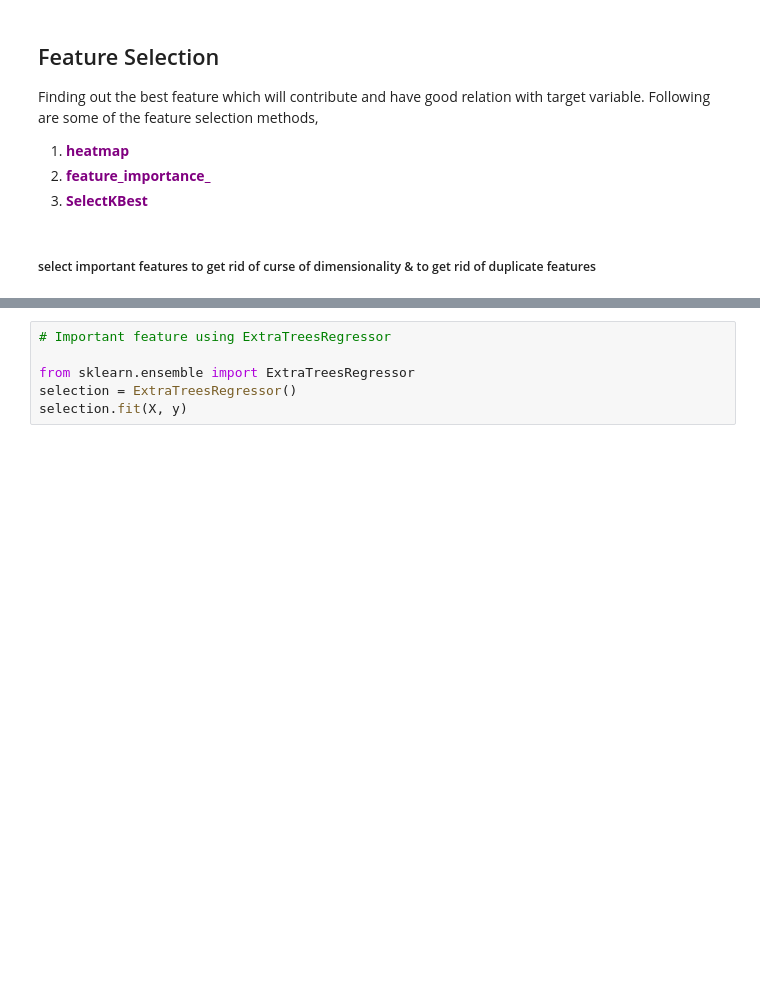
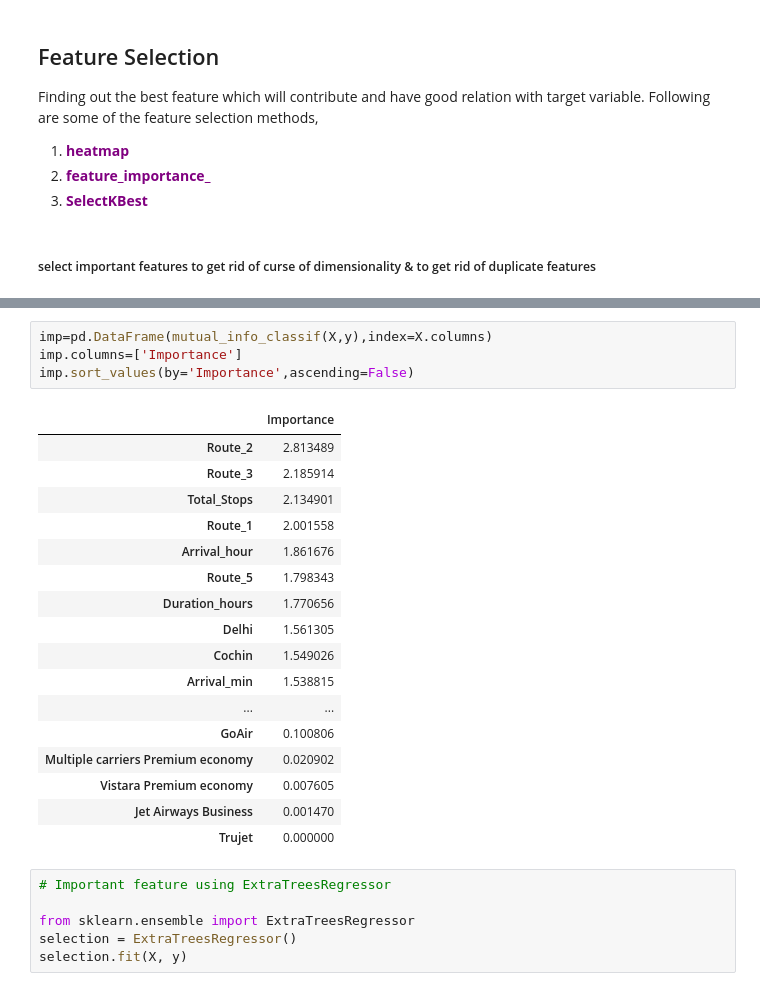
Before and after one commit to shan-2205/EDA, a Jupyter notebook: flight_price.ipynb, the cells around one changed output, grey strips where cells are left out. Cells and saved outputs as stored; diff of their text form; blank space fills up the shorter version.

```diff
--- a/flight_price.ipynb
+++ b/flight_price.ipynb
@@ -842,3 +702,25 @@ plt.show()
+# %%
+imp=pd.DataFrame(mutual_info_classif(X,y),index=X.columns)
+imp.columns=['Importance']
+imp.sort_values(by='Importance',ascending=False)
+# %% [output]
+|  | Importance |
+| Route_2 | 2.813489 |
+| Route_3 | 2.185914 |
+| Total_Stops | 2.134901 |
+| Route_1 | 2.001558 |
+| Arrival_hour | 1.861676 |
+| Route_5 | 1.798343 |
+| Duration_hours | 1.770656 |
+| Delhi | 1.561305 |
+| Cochin | 1.549026 |
+| Arrival_min | 1.538815 |
+| ... | ... |
+| GoAir | 0.100806 |
+| Multiple carriers Premium economy | 0.020902 |
+| Vistara Premium economy | 0.007605 |
+| Jet Airways Business | 0.001470 |
+| Trujet | 0.000000 |
 # %%
 # Important feature using ExtraTreesRegressor
 
```
Also changed, not shown: parts of 59 cells of this notebook.
